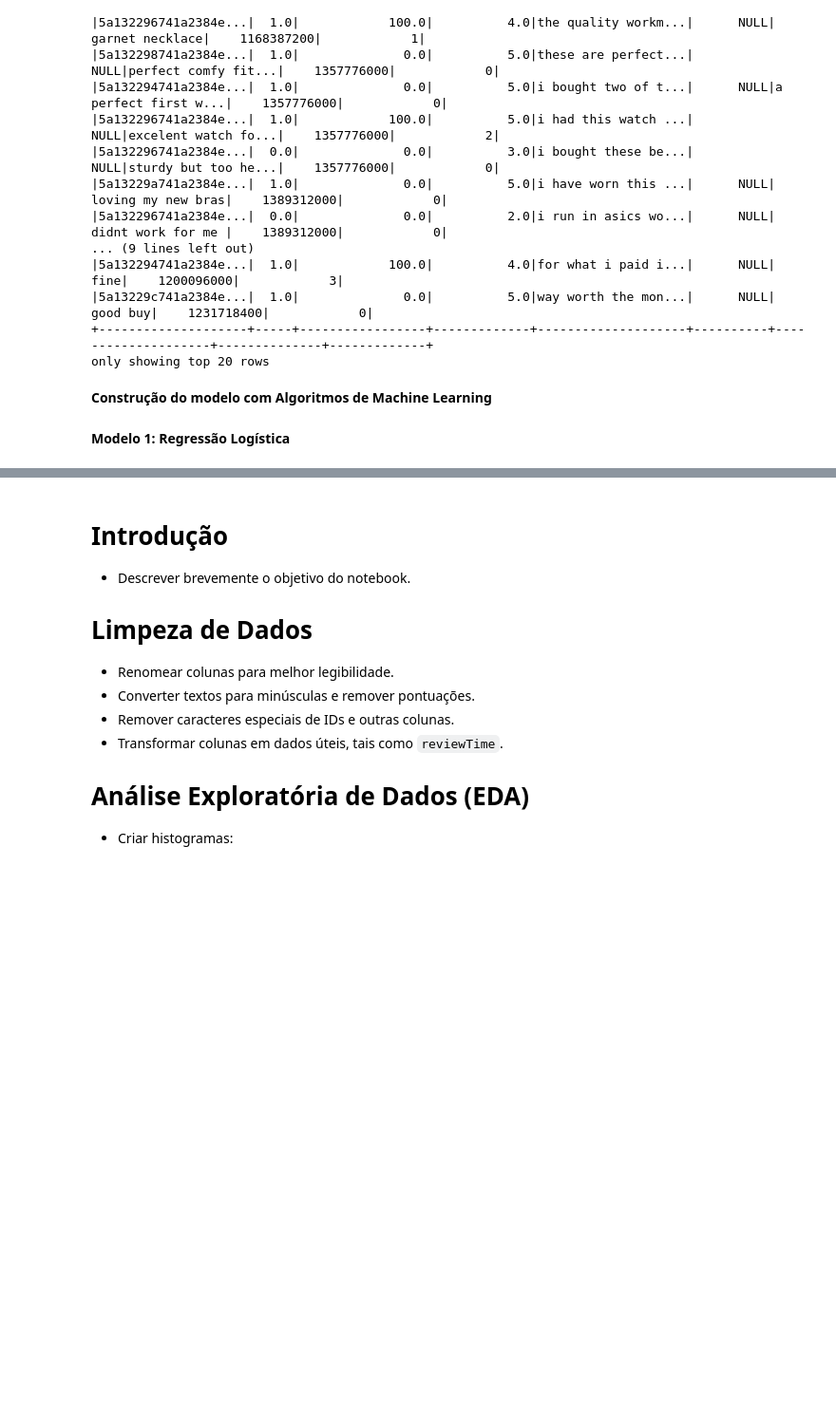
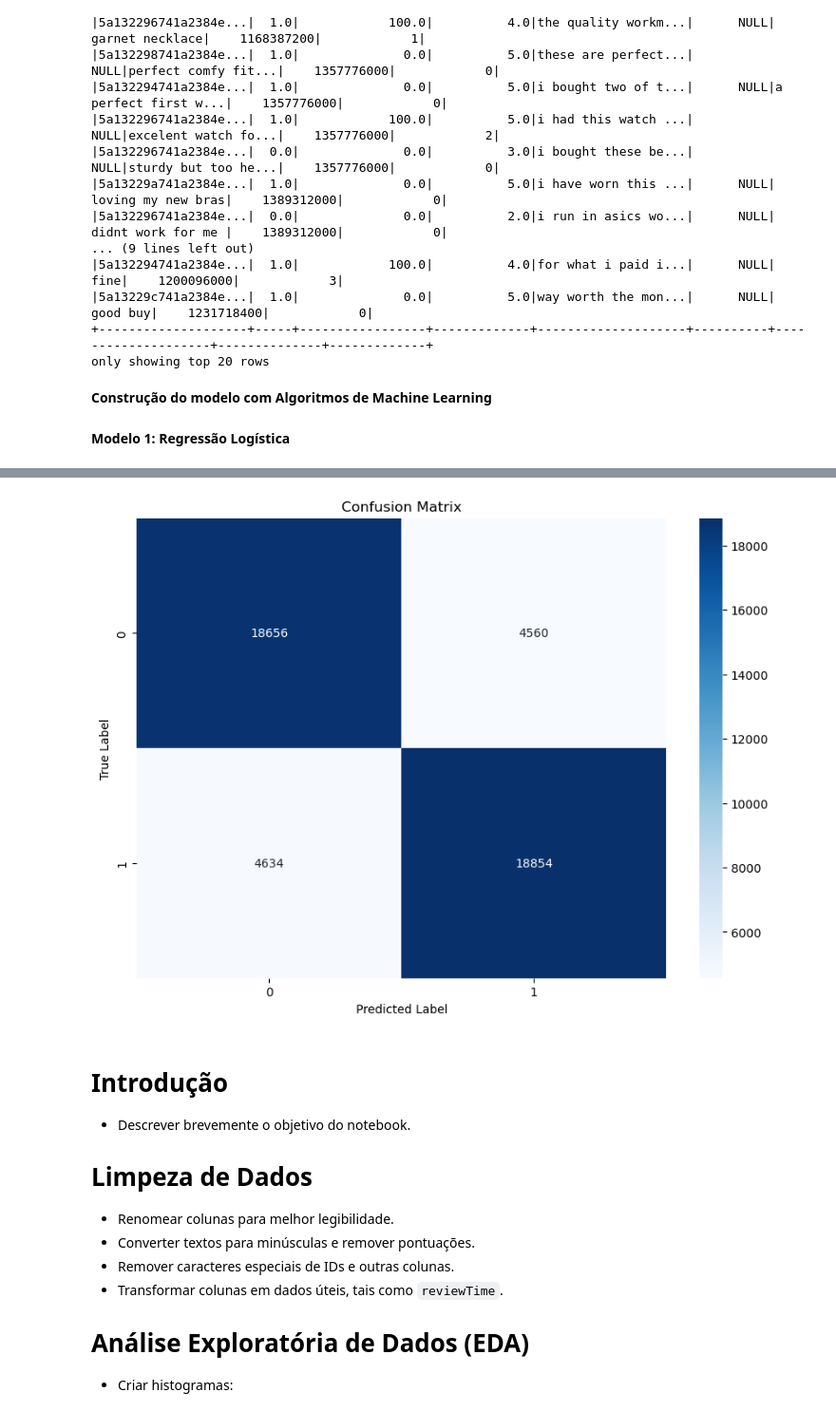
Before and after one commit to nuno5645/processamento_big_data, a Jupyter notebook: Projeto_Big_Data.ipynb, the cells around one changed output, grey strips where cells are left out. Shown: that part at 95% size. Cells and saved outputs as stored; diff of their text form; code cells hidden in the pictures; blank space fills up the shorter version.

```diff
--- a/Projeto_Big_Data.ipynb
+++ b/Projeto_Big_Data.ipynb
@@ -557,0 +527,94 @@ Class 0.0:
+# %%
+from pyspark.sql import SparkSession
+from pyspark.ml.feature import Tokenizer, StopWordsRemover, HashingTF, IDF
+from pyspark.ml.classification import LogisticRegression
+from pyspark.ml import Pipeline
+import pyspark.sql.functions as F
+from pyspark.sql.functions import to_timestamp, col, regexp_replace
+from pyspark.ml.evaluation import MulticlassClassificationEvaluator
+from pyspark.mllib.evaluation import MulticlassMetrics
+from pyspark.storagelevel import StorageLevel
+import matplotlib.pyplot as plt
+import seaborn as sns
+import pandas as pd
+
+
+# Checking for class imbalance
+class_distribution = cleaned_df.groupBy("class").count().orderBy("class")
+class_distribution.show()
+
+# # Undersample the majority class
+min_class_count = class_distribution.agg({"count": "min"}).collect()[0][0]
+
+# print("Minimum class count:", min_class_count)
+
+undersampled_df = cleaned_df.groupBy("class").applyInPandas(
+    lambda pdf: pdf.sample(n=min_class_count, random_state=42) if len(pdf) > min_class_count else pdf,
+    schema=cleaned_df.schema
+)
+
+# Pre-processing stages
+tokenizer = Tokenizer(inputCol="reviewText", outputCol="tokens")
+remover = StopWordsRemover(inputCol="tokens", outputCol="filtered_tokens")
+hashingTF = HashingTF(inputCol="filtered_tokens", outputCol="rawFeatures")
+idf = IDF(inputCol="rawFeatures", outputCol="features")
+
+# Logistic Regression model
+lr = LogisticRegression(labelCol="class")
+
+# Pipeline construction
+pipeline = Pipeline(stages=[tokenizer, remover, hashingTF, idf, lr])
+
+# Persist DataFrame to disk to save memory
+undersampled_df.persist(StorageLevel.DISK_ONLY)
+
+# Split the data into training and testing sets
+train_df, test_df = undersampled_df.randomSplit([0.8, 0.2], seed=42)
+
+count_classes = train_df.groupBy("class").count().orderBy("class")
+count_classes.show()
+
+print("Number of rows after sampling:", train_df.count())
+
+# Train the model using the training data
+model = pipeline.fit(train_df)
+
+# Make predictions on the testing data
+predictions = model.transform(test_df)
+
+# Calculate accuracy
+evaluator = MulticlassClassificationEvaluator(labelCol="class", predictionCol="prediction", metricName="accuracy")
+accuracy = evaluator.evaluate(predictions)
+print(f"Test Accuracy = {accuracy:.2f}")
+
+# Calculate other metrics
+predictionAndLabels = predictions.select("prediction", "class").rdd.map(lambda row: (row[0], row[1]))
+metrics = MulticlassMetrics(predictionAndLabels)
+
+labels = predictions.select("class").distinct().collect()
+labels = [row['class'] for row in labels]
+
+for label in labels:
+    precision = metrics.precision(label)
+    recall = metrics.recall(label)
+    f1Score = metrics.fMeasure(label)
+    print(f"Class {label}:")
+    print(f"  Precision = {precision:.2f}")
+    print(f"  Recall = {recall:.2f}")
+    print(f"  F1 Score = {f1Score:.2f}")
+
+# Create confusion matrix
+confusion_matrix = metrics.confusionMatrix().toArray()
+confusion_matrix = confusion_matrix.astype(int)
+
+# Plot confusion matrix
+plt.figure(figsize=(10, 7))
+sns.heatmap(confusion_matrix, annot=True, fmt="d", cmap="Blues")
+plt.xlabel('Predicted Label')
+plt.ylabel('True Label')
+plt.title('Confusion Matrix')
+plt.show()
+
+# Stop the Spark session
+spark.stop()
+# %% [output]
@@ -558,3 +662,4 @@ Class 0.0:
+[figure, added]
 # %% [markdown]
 # Introdução
 
```
Also changed, not shown: parts of 4 cells of this notebook.
